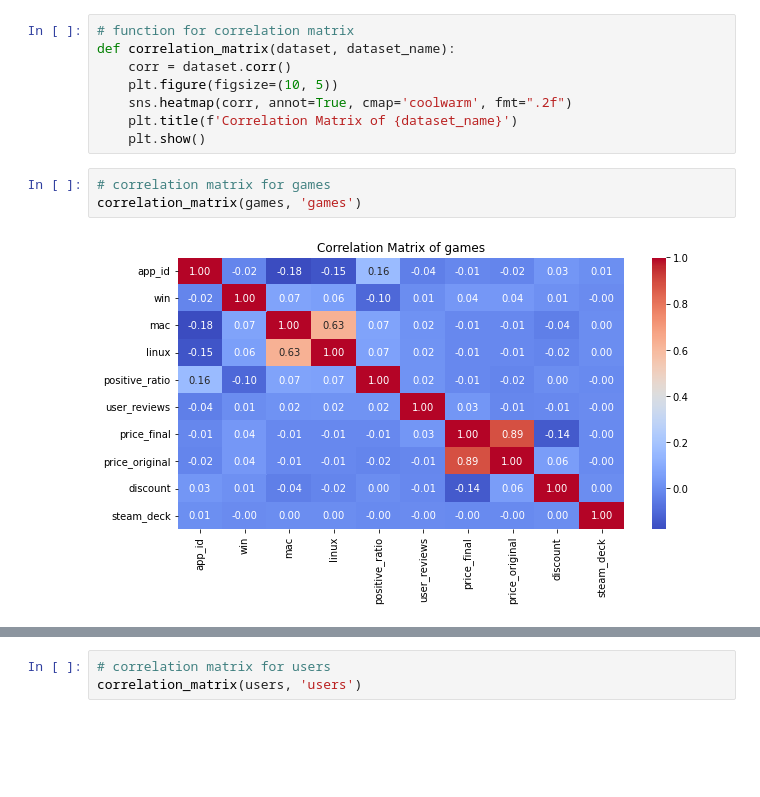
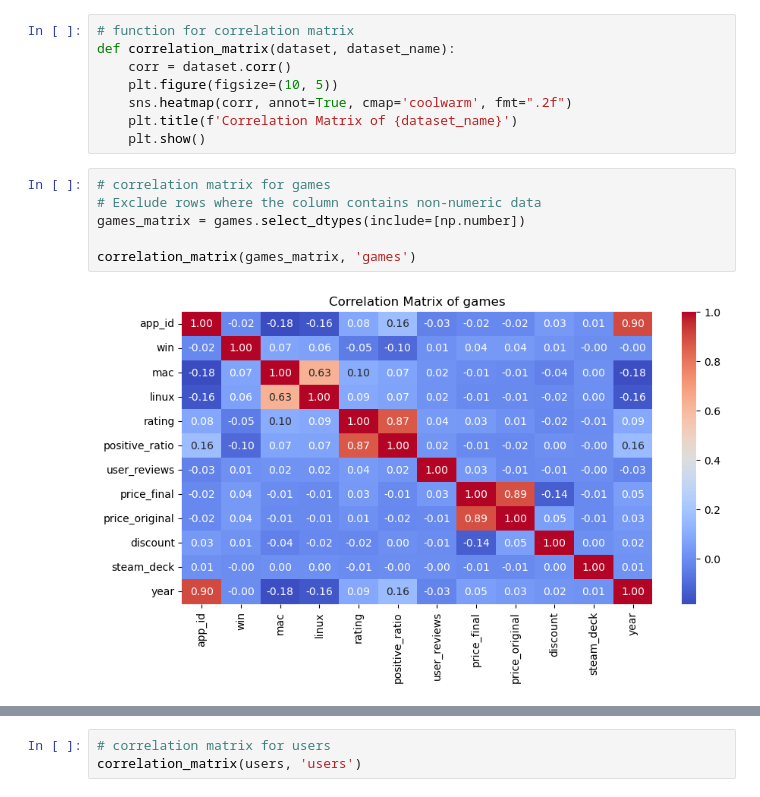
Before and after one commit to Haoweee/GameScout, a Jupyter notebook: notebook/recommendation_system.ipynb, the cells around one changed output, grey strips where cells are left out. Cells and saved outputs as stored; diff of their text form; blank space fills up the shorter version.

```diff
--- a/notebook/recommendation_system.ipynb
+++ b/notebook/recommendation_system.ipynb
@@ -535,9 +533,12 @@ def correlation_matrix(dataset, dataset_name):
     plt.show()
 # %%
 # correlation matrix for games
-correlation_matrix(games, 'games')
+# Exclude rows where the column contains non-numeric data
+games_matrix = games.select_dtypes(include=[np.number])
+
+correlation_matrix(games_matrix, 'games')
 # %% [output]
-[figure, old version]
+[figure, new version]
 # %%
 # correlation matrix for recommendations
 correlation_matrix(recommendations, 'recommendations')
```
Also changed, not shown: parts of 41 cells of this notebook, 25 other files.
